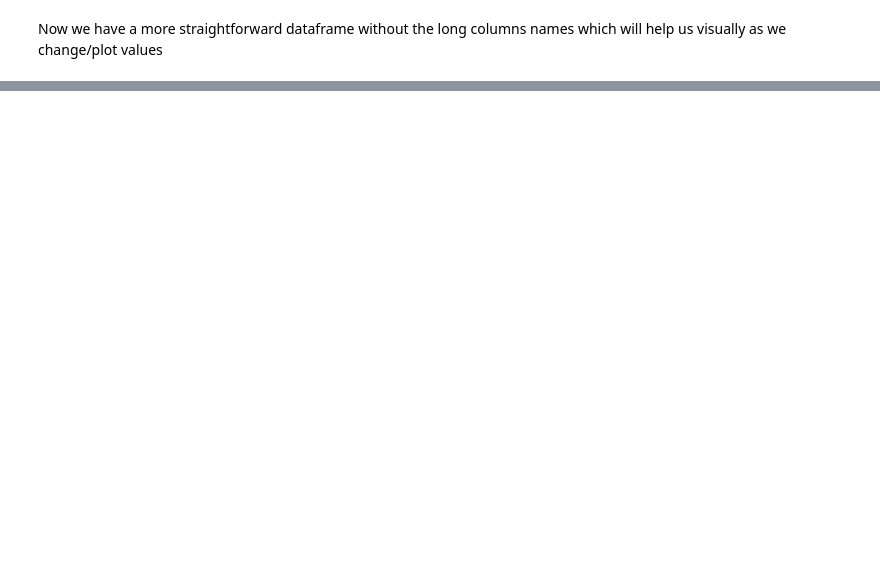
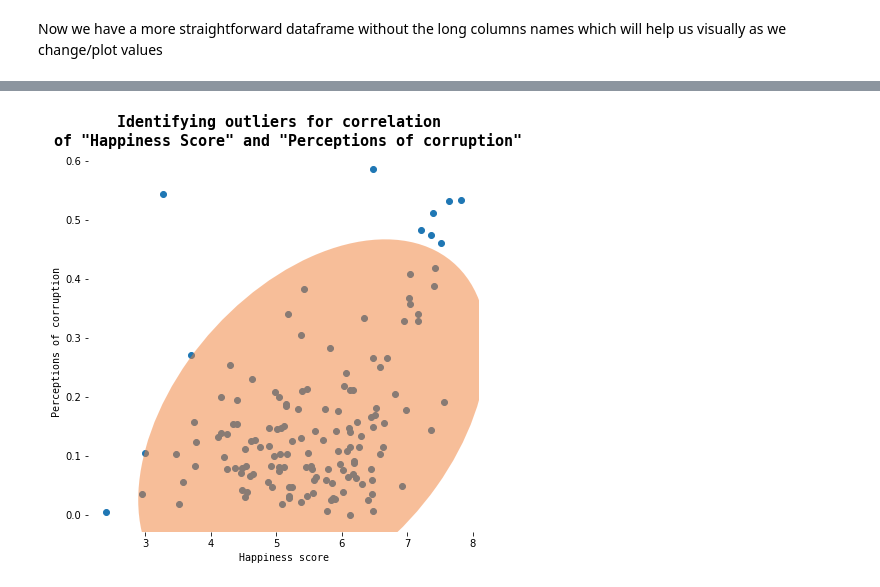
Before and after one commit to lauxpaux/HappinessResearch, a Jupyter notebook: HappinessDataExploration.ipynb, the cells around one changed output, grey strips where cells are left out. Saved outputs shown, nothing was run; the diff lists cells and outputs as text; code cells hidden in the pictures; blank space fills up the shorter version.

```diff
--- a/HappinessDataExploration.ipynb
+++ b/HappinessDataExploration.ipynb
@@ -261,0 +328,14 @@ With other data sets
+# %%
+cov_df = cleaned_df[['Happiness score', 'Perceptions of corruption']]
+cov_df = cov_df.to_numpy()
+
+
+#calculating covariance matrix
+covariance = np.cov(cov_df, rowvar=False)
+
+#calculating covariance matrix power of -1
+covariance_pm1 = np.linalg.matrix_power(covariance, -1)
+
+#Center point
+centerpoint = np.mean(cov_df, axis=0)
+print('centerpoint', centerpoint)
@@ -261,0 +450,30 @@ With other data sets
+# %%
+#Finding ellipse dimensions
+pearson = covariance[0, 1]/np.sqrt(covariance[0, 0] * covariance[1, 1])
+ell_radius_x = np.sqrt(1 + pearson)
+ell_radius_y = np.sqrt(1 - pearson)
+lambda_, v = np.linalg.eig(covariance)
+lambda_ = np.sqrt(lambda_)
+
+# Ellipse patch
+ellipse = patches.Ellipse(xy=(centerpoint[0], centerpoint[1]),
+                          width=lambda_[0]*np.sqrt(cutoff)*2, height=lambda_[1]*np.sqrt(cutoff)*2,
+                          angle=np.rad2deg(np.arccos(v[0,0])), edgecolor='#E0288A', fill=True, linewidth=0)
+ellipse.set_facecolor('#F17F35')
+ellipse.set_alpha(0.5)
+fig = plt.figure(figsize=(7, 7))
+ax = plt.subplot()
+ax.add_artist(ellipse)
+ax.set_xlabel('Happiness score', fontdict={'fontfamily': 'monospace'})
+ax.set_ylabel('Perceptions of corruption', fontdict={'fontfamily': 'monospace'})
+ax.set_title('Identifying outliers for correlation \n of "Happiness Score" and "Perceptions of corruption"', fontdict={'fontfamily': 'monospace',
+                                                                                                                       'fontsize': '15',
+                                                                                                                       'fontweight': 'bold'})
+ax.spines['top'].set_visible(False)
+ax.spines['right'].set_visible(False)
+ax.spines['left'].set_visible(False)
+ax.spines['bottom'].set_visible(False)
+plt.scatter(cov_df[: , 0], cov_df[ : , 1])
+plt.show()
+# %% [output]
+[figure, added]
```
Also changed, not shown: parts of 70 cells of this notebook.
